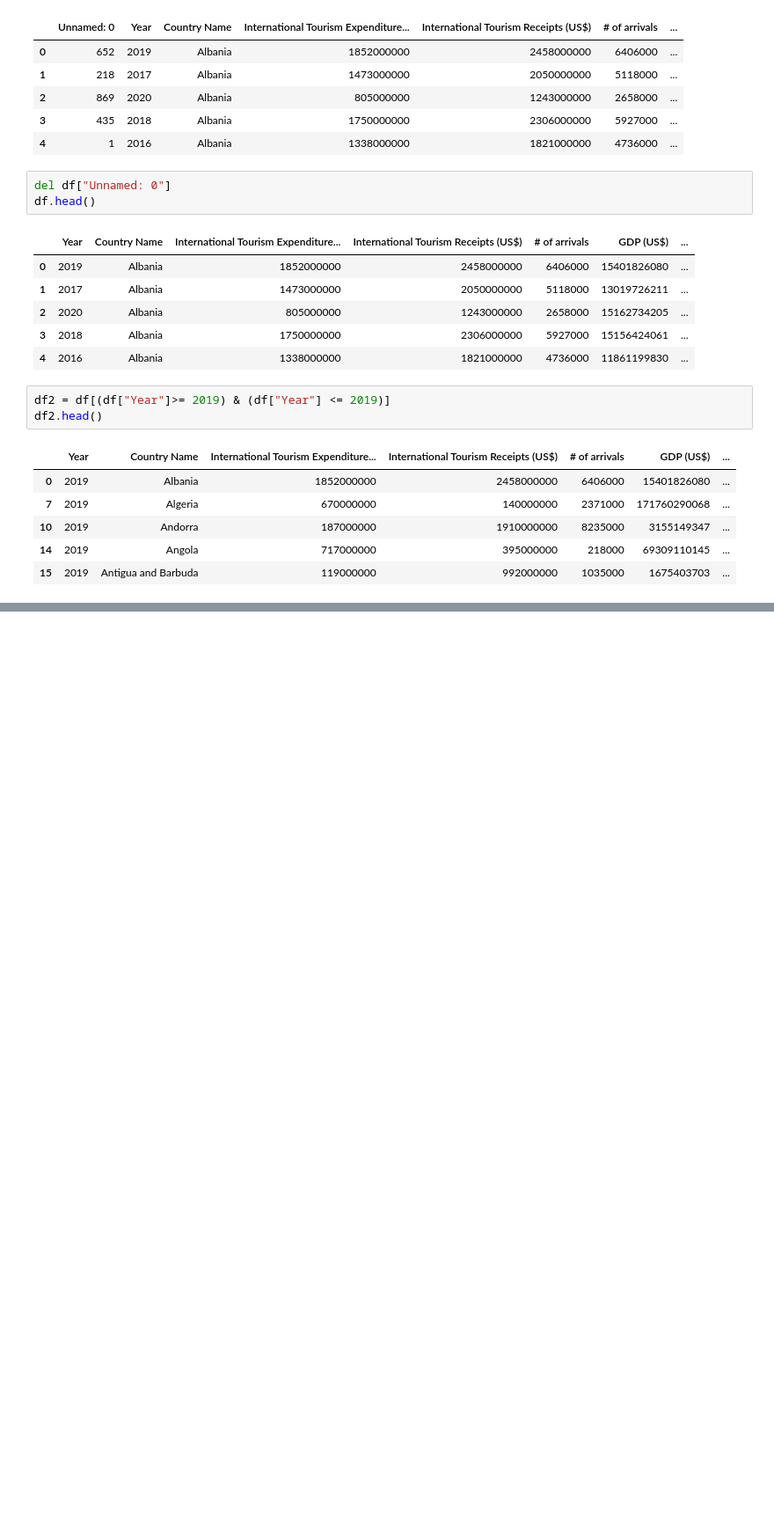
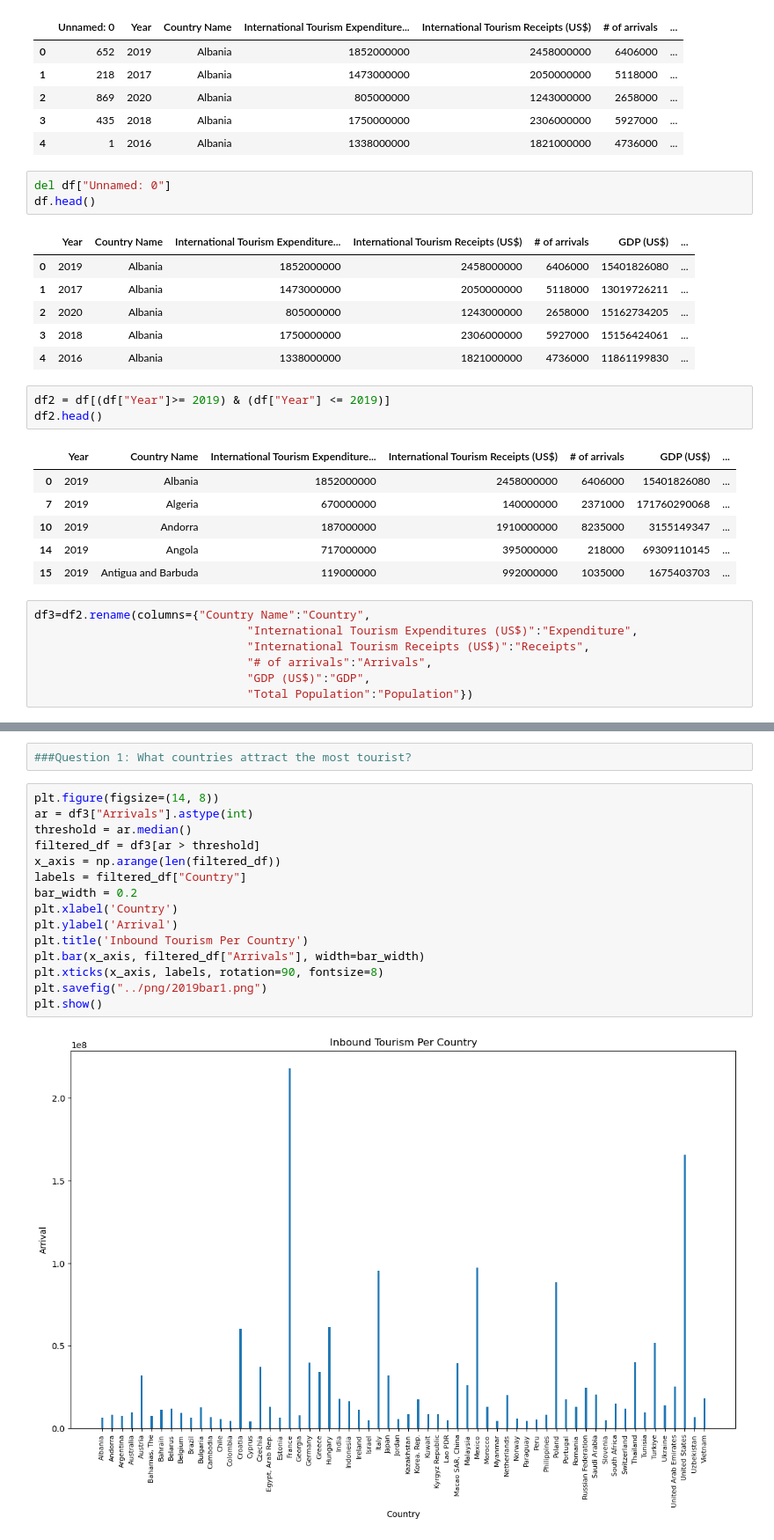
Before and after one commit to Cameron762/Project-1-11, a Jupyter notebook: Jupyter/2019.ipynb, the cells around one changed output, grey strips where cells are left out. Shown: that part at 88% size. Saved outputs shown, nothing was run; the diff lists cells and outputs as text; blank space fills up the shorter version.

```diff
--- a/Jupyter/2019.ipynb
+++ b/Jupyter/2019.ipynb
@@ -36,4 +36,11 @@ df2.head()
 | 10 | 2019 | Andorra | 187000000 | 1910000000 | 8235000 | 3155149347 | ... |
 | 14 | 2019 | Angola | 717000000 | 395000000 | 218000 | 69309110145 | ... |
 | 15 | 2019 | Antigua and Barbuda | 119000000 | 992000000 | 1035000 | 1675403703 | ... |
+# %%
+df3=df2.rename(columns={"Country Name":"Country",
+                               "International Tourism Expenditures (US$)":"Expenditure",
+                               "International Tourism Receipts (US$)":"Receipts",
+                               "# of arrivals":"Arrivals",
+                               "GDP (US$)":"GDP",
+                               "Total Population":"Population"})
 # %%
@@ -50,0 +81,19 @@ dtype: int64
+# %%
+###Question 1: What countries attract the most tourist?
+# %%
+plt.figure(figsize=(14, 8))
+ar = df3["Arrivals"].astype(int)
+threshold = ar.median()
+filtered_df = df3[ar > threshold]
+x_axis = np.arange(len(filtered_df))
+labels = filtered_df["Country"]
+bar_width = 0.2
+plt.xlabel('Country')
+plt.ylabel('Arrival')
+plt.title('Inbound Tourism Per Country')
+plt.bar(x_axis, filtered_df["Arrivals"], width=bar_width)
+plt.xticks(x_axis, labels, rotation=90, fontsize=8)
+plt.savefig("../png/2019bar1.png")
+plt.show()
+# %% [output]
+[figure, added]
```
Also changed, not shown: parts of 23 cells of this notebook, 8 other files.
